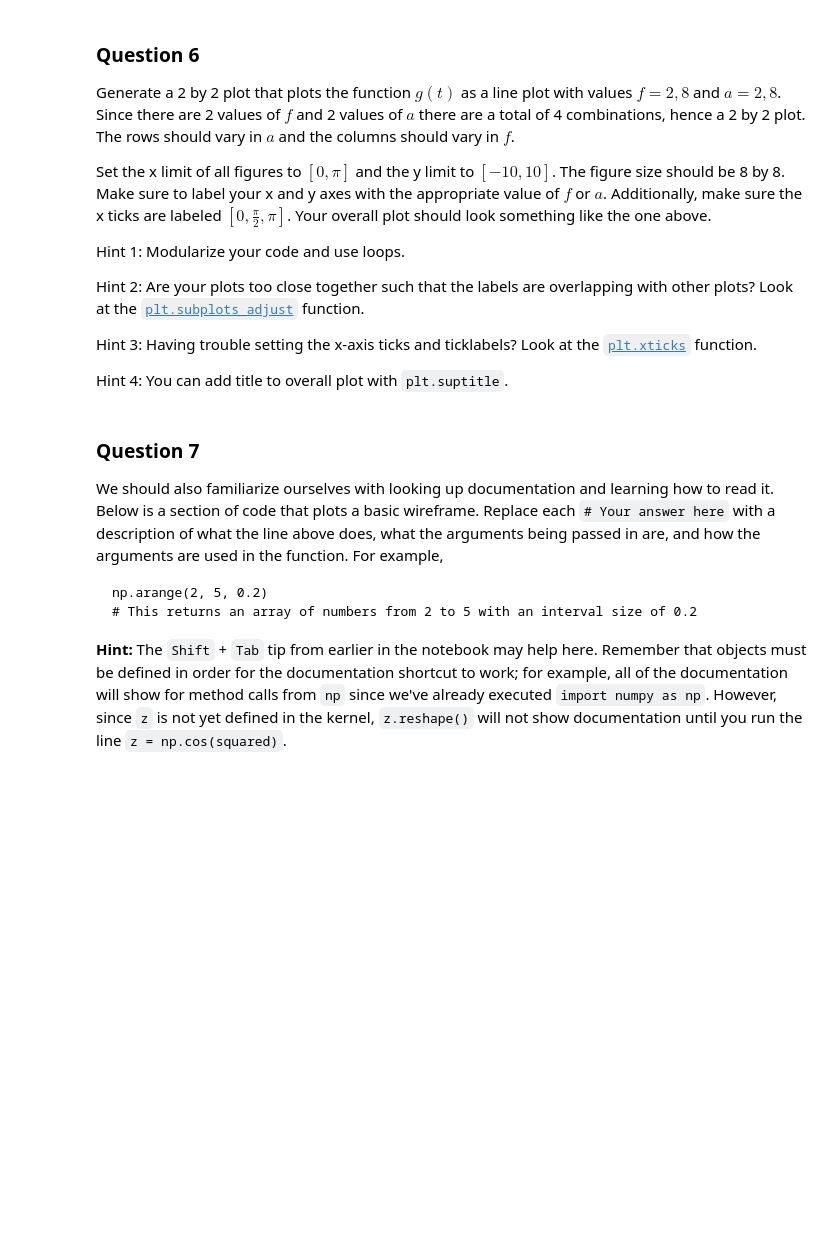
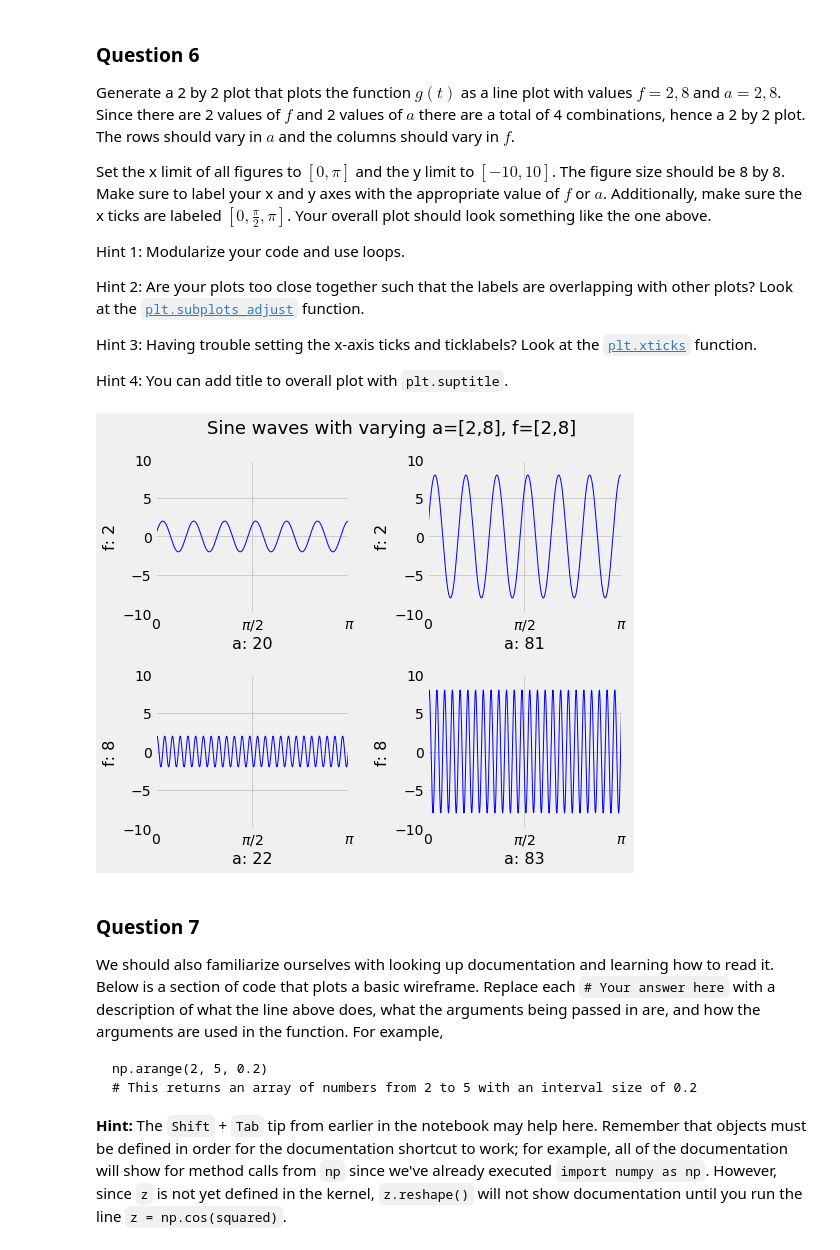
Before and after one commit to zhugeyicixin/DataSci200, a Jupyter notebook: hw/hw1/hw1.ipynb, the cells around one changed output. Drawn from its saved outputs; the diff is of its cells as text; code cells hidden in the pictures; blank space fills up the shorter version.

```diff
--- a/hw/hw1/hw1.ipynb
+++ b/hw/hw1/hw1.ipynb
@@ -570,3 +741,37 @@ points: 4
+# %%
+import itertools
+
+def function_g(t, a=0, f=0):
+    return a*np.sin(2*np.pi*f*t)
+
+def plot_xy(x, y, xlabel, ylabel):
+    plt.plot(x, y, 'b', linewidth=1)
+#     plt.title('$f(t)=3sin(2\pi t)$', size=18, y=1.03)
+    plt.xlabel(xlabel, size=16)
+    plt.ylabel(ylabel, size=16)
+    # ax.tick_params(axis='both', which='major', labelsize=26)
+    # plt.legend(loc='best', fontsize=26)
+    plt.xlim(0, np.pi)
+    plt.ylim(-10, 10)
+    plt.xticks([0, np.pi/2, np.pi], [0, '$\pi/2$', '$\pi$'])
+
+def plot_question(a_list=[], f_list=[], super_title=''):
+#     af_list = itertools.product(a_list, f_list)
+    af_list = itertools.product(f_list, a_list)
+    x = np.linspace(0, np.pi, 1000)
+
+    fig = plt.figure(figsize=(8,8))
+#     plt.title('Sine waves with varying a=[2,8], f=[2,8]', size=18, y=1.03)
+    plt.suptitle(super_title, size=18, y=0.97)
+    for i, (f, a) in enumerate(af_list):
+        ax = fig.add_subplot(len(f_list), len(a_list), i+1)
+        plt.subplots_adjust(left=0.09, bottom=0.26,right=0.90,top=0.90,wspace=0.4,hspace=0.4)
+        plot_xy(x, function_g(x, a=a, f=f), xlabel='a: ' + str(a) + str(i), ylabel='f: ' + str(f))
+
+
+plot_question(a_list=[2,8], f_list=[2,8], super_title='Sine waves with varying a=[2,8], f=[2,8]')
+# %% [output]
+[figure, added]
 # %% [markdown]
 ### Question 7
 We should also familiarize ourselves with looking up documentation and learning how to read it. Below is a section of code that plots a basic wireframe. Replace each `# Your answer here` with a description of what the line above does, what the arguments being passed in are, and how the arguments are used in the function. For example,
```
Also changed, not shown: parts of 44 cells of this notebook.
